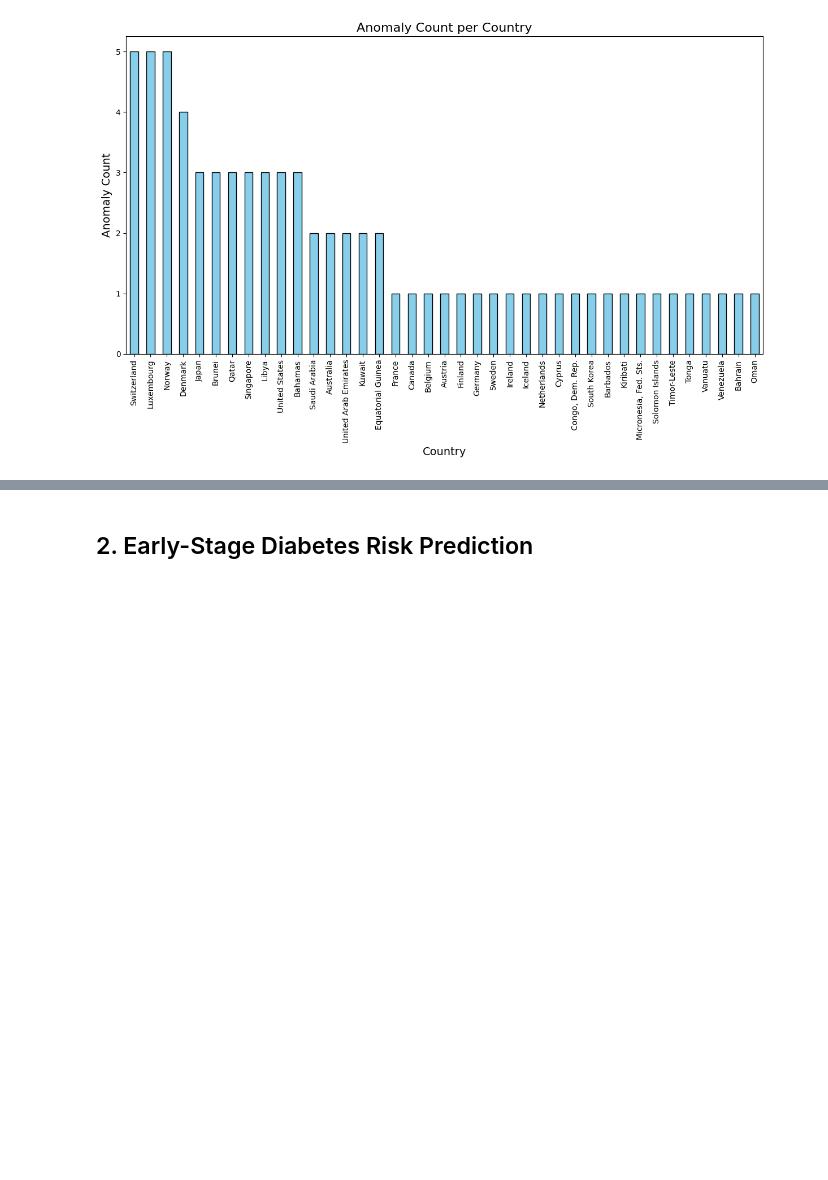
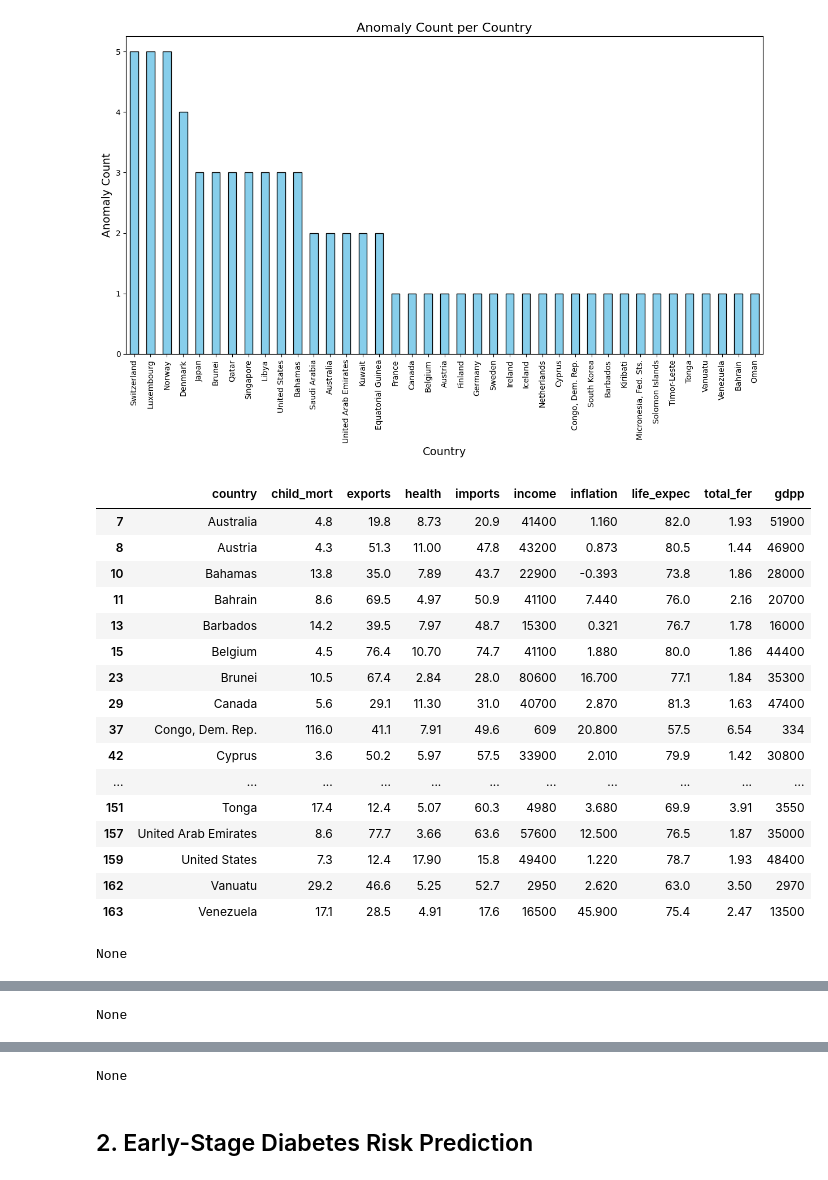
Before and after one commit to jonmaaku/AI221-machine-problems, a Jupyter notebook: mp5/MP5.ipynb, the cells around one changed output, grey strips where cells are left out. Saved outputs shown, nothing was run; the diff lists cells and outputs as text; code cells hidden in the pictures; blank space fills up the shorter version.

```diff
--- a/mp5/MP5.ipynb
+++ b/mp5/MP5.ipynb
@@ -482,3 +486,41 @@ plt.tight_layout()
 plt.show()
 # %% [output]
 [figure]
+# %%
+all_anomalies_df = pd.concat([
+    envelope_anomalies,
+    kernel_density_anomalies,
+    ocsvm_anomalies,
+    lof_anomalies,
+    isoforest_anomalies
+])
+
+# Prompt: Remove duplicate entries based on country from all_anomalies_df
+all_anomalies_df = all_anomalies_df.drop_duplicates(subset=['country']).sort_values(by='country')
+
+print(display(all_anomalies_df))
+# Prompt: Show the Mean and Standard Deviation of each feature in all_anomalies_df
+anomaly_stats = all_anomalies_df.describe().loc[['mean', 'std']]
+print(display(anomaly_stats))
+# Prompt: Show the Mean and Standard Deviation of each feature in the original dataframe df
+original_stats = df.describe().loc[['mean', 'std']]
+print(display(original_stats))
+# %% [output]
+|  | country | child_mort | exports | health | imports | income | inflation | life_expec | total_fer | gdpp |
+| 7 | Australia | 4.8 | 19.8 | 8.73 | 20.9 | 41400 | 1.160 | 82.0 | 1.93 | 51900 |
+| 8 | Austria | 4.3 | 51.3 | 11.00 | 47.8 | 43200 | 0.873 | 80.5 | 1.44 | 46900 |
+| 10 | Bahamas | 13.8 | 35.0 | 7.89 | 43.7 | 22900 | -0.393 | 73.8 | 1.86 | 28000 |
+| 11 | Bahrain | 8.6 | 69.5 | 4.97 | 50.9 | 41100 | 7.440 | 76.0 | 2.16 | 20700 |
+| 13 | Barbados | 14.2 | 39.5 | 7.97 | 48.7 | 15300 | 0.321 | 76.7 | 1.78 | 16000 |
+| 15 | Belgium | 4.5 | 76.4 | 10.70 | 74.7 | 41100 | 1.880 | 80.0 | 1.86 | 44400 |
+| 23 | Brunei | 10.5 | 67.4 | 2.84 | 28.0 | 80600 | 16.700 | 77.1 | 1.84 | 35300 |
+| 29 | Canada | 5.6 | 29.1 | 11.30 | 31.0 | 40700 | 2.870 | 81.3 | 1.63 | 47400 |
+| 37 | Congo, Dem. Rep. | 116.0 | 41.1 | 7.91 | 49.6 | 609 | 20.800 | 57.5 | 6.54 | 334 |
+| 42 | Cyprus | 3.6 | 50.2 | 5.97 | 57.5 | 33900 | 2.010 | 79.9 | 1.42 | 30800 |
+| ... | ... | ... | ... | ... | ... | ... | ... | ... | ... | ... |
+| 151 | Tonga | 17.4 | 12.4 | 5.07 | 60.3 | 4980 | 3.680 | 69.9 | 3.91 | 3550 |
+| 157 | United Arab Emirates | 8.6 | 77.7 | 3.66 | 63.6 | 57600 | 12.500 | 76.5 | 1.87 | 35000 |
+| 159 | United States | 7.3 | 12.4 | 17.90 | 15.8 | 49400 | 1.220 | 78.7 | 1.93 | 48400 |
+| 162 | Vanuatu | 29.2 | 46.6 | 5.25 | 52.7 | 2950 | 2.620 | 63.0 | 3.50 | 2970 |
+| 163 | Venezuela | 17.1 | 28.5 | 4.91 | 17.6 | 16500 | 45.900 | 75.4 | 2.47 | 13500 |
+None
@@ -484,0 +530 @@ plt.show()
+None
@@ -485,3 +534,4 @@ plt.show()
+None
 # %% [markdown]
 ## 2. Early-Stage Diabetes Risk Prediction
 # %% [markdown]
```
Also changed, not shown: parts of 2 cells of this notebook.
